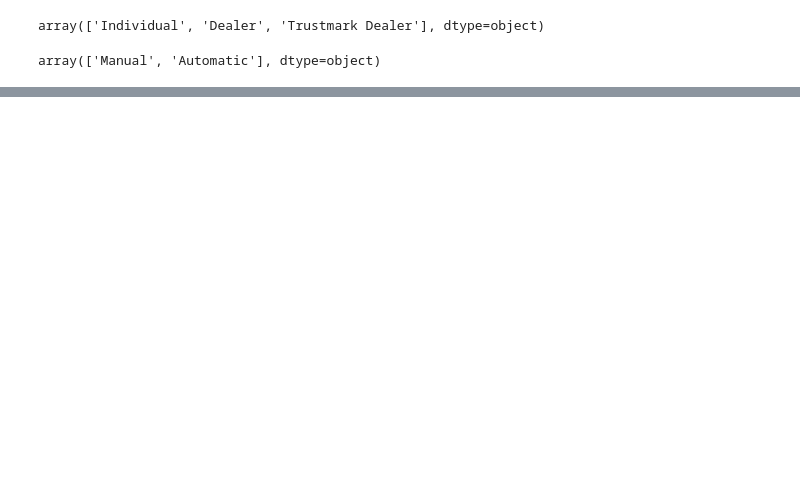
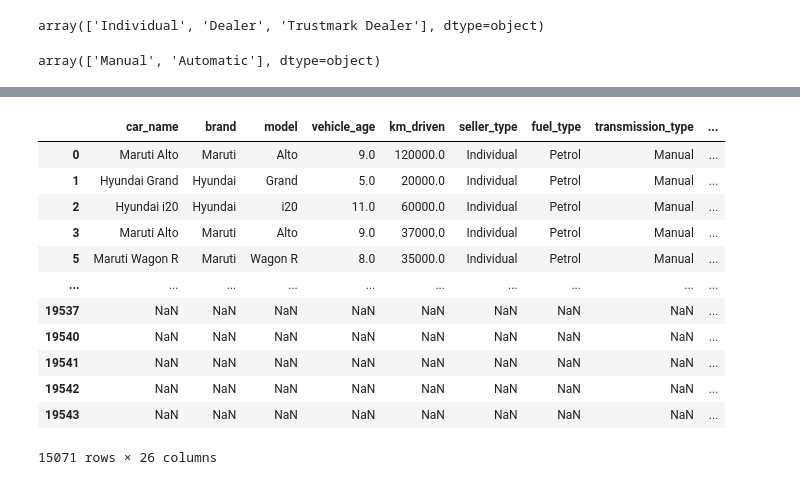
Before and after one commit to AgentAhmed/Data_analysis, a Jupyter notebook: Cardekho_dataset.ipynb, the cells around one changed output, grey strips where cells are left out. Drawn from its saved outputs; the diff is of its cells as text; code cells hidden in the pictures; blank space fills up the shorter version.

```diff
--- a/Cardekho_dataset.ipynb
+++ b/Cardekho_dataset.ipynb
@@ -110,0 +134,17 @@ array(['Manual', 'Automatic'], dtype=object)
+# %%
+seller12 = pd.concat([seller_1,seller_2],axis=1)
+seller12
+# %% [output]
+|  | car_name | brand | model | vehicle_age | km_driven | seller_type | fuel_type | transmission_type | ... |
+| 0 | Maruti Alto | Maruti | Alto | 9.0 | 120000.0 | Individual | Petrol | Manual | ... |
+| 1 | Hyundai Grand | Hyundai | Grand | 5.0 | 20000.0 | Individual | Petrol | Manual | ... |
+| 2 | Hyundai i20 | Hyundai | i20 | 11.0 | 60000.0 | Individual | Petrol | Manual | ... |
+| 3 | Maruti Alto | Maruti | Alto | 9.0 | 37000.0 | Individual | Petrol | Manual | ... |
+| 5 | Maruti Wagon R | Maruti | Wagon R | 8.0 | 35000.0 | Individual | Petrol | Manual | ... |
+| ... | ... | ... | ... | ... | ... | ... | ... | ... | ... |
+| 19537 | NaN | NaN | NaN | NaN | NaN | NaN | NaN | NaN | ... |
+| 19540 | NaN | NaN | NaN | NaN | NaN | NaN | NaN | NaN | ... |
+| 19541 | NaN | NaN | NaN | NaN | NaN | NaN | NaN | NaN | ... |
+| 19542 | NaN | NaN | NaN | NaN | NaN | NaN | NaN | NaN | ... |
+| 19543 | NaN | NaN | NaN | NaN | NaN | NaN | NaN | NaN | ... |
+15071 rows × 26 columns
```
Also changed, not shown: parts of 10 cells of this notebook.
